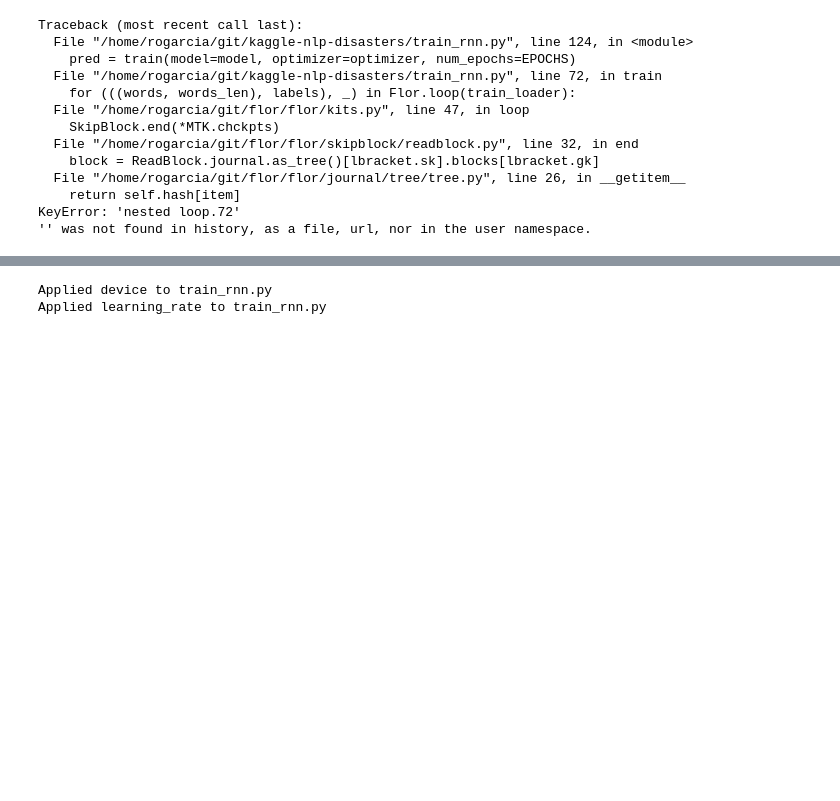
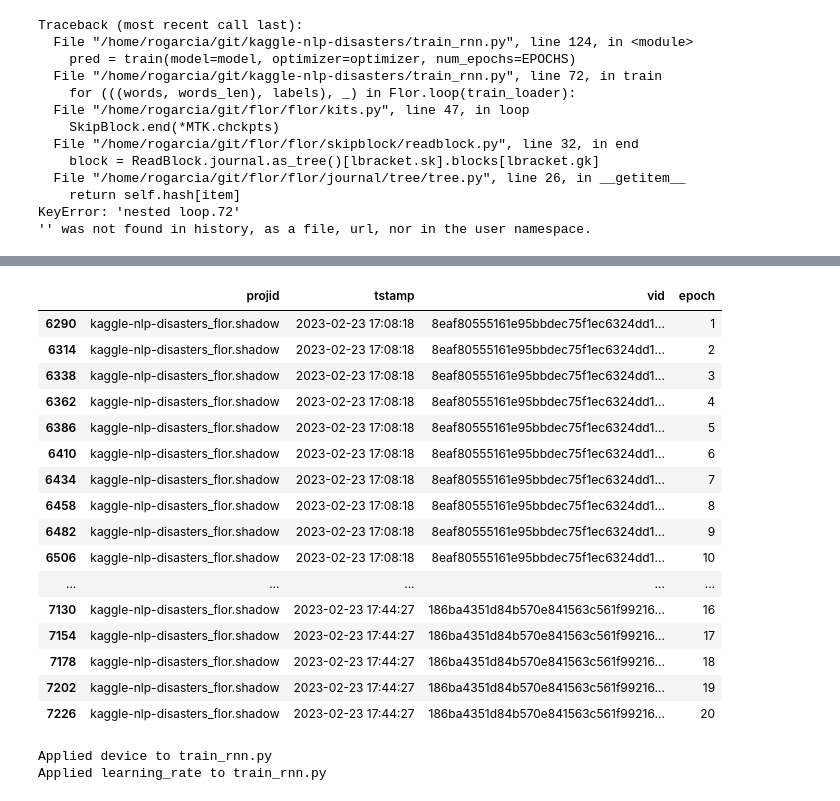
Before and after one commit to ucbrise/kaggle-nlp-disasters, a Jupyter notebook: lab_notebook.ipynb, the cells around one changed output, grey strips where cells are left out. Saved outputs shown, nothing was run; the diff lists cells and outputs as text; code cells hidden in the pictures; blank space fills up the shorter version.

```diff
--- a/lab_notebook.ipynb
+++ b/lab_notebook.ipynb
@@ -73,3 +88,23 @@ flor.full_pivot()
+# %%
+full_pivot[full_pivot['learning_rate'].isna()][['projid', 'tstamp', 'vid', 'epoch']].drop_duplicates()
+# %% [output]
+|  | projid | tstamp | vid | epoch |
+| 6290 | kaggle-nlp-disasters_flor.shadow | 2023-02-23 17:08:18 | 8eaf80555161e95bbdec75f1ec6324dd1... | 1 |
+| 6314 | kaggle-nlp-disasters_flor.shadow | 2023-02-23 17:08:18 | 8eaf80555161e95bbdec75f1ec6324dd1... | 2 |
+| 6338 | kaggle-nlp-disasters_flor.shadow | 2023-02-23 17:08:18 | 8eaf80555161e95bbdec75f1ec6324dd1... | 3 |
+| 6362 | kaggle-nlp-disasters_flor.shadow | 2023-02-23 17:08:18 | 8eaf80555161e95bbdec75f1ec6324dd1... | 4 |
+| 6386 | kaggle-nlp-disasters_flor.shadow | 2023-02-23 17:08:18 | 8eaf80555161e95bbdec75f1ec6324dd1... | 5 |
+| 6410 | kaggle-nlp-disasters_flor.shadow | 2023-02-23 17:08:18 | 8eaf80555161e95bbdec75f1ec6324dd1... | 6 |
+| 6434 | kaggle-nlp-disasters_flor.shadow | 2023-02-23 17:08:18 | 8eaf80555161e95bbdec75f1ec6324dd1... | 7 |
+| 6458 | kaggle-nlp-disasters_flor.shadow | 2023-02-23 17:08:18 | 8eaf80555161e95bbdec75f1ec6324dd1... | 8 |
+| 6482 | kaggle-nlp-disasters_flor.shadow | 2023-02-23 17:08:18 | 8eaf80555161e95bbdec75f1ec6324dd1... | 9 |
+| 6506 | kaggle-nlp-disasters_flor.shadow | 2023-02-23 17:08:18 | 8eaf80555161e95bbdec75f1ec6324dd1... | 10 |
+| ... | ... | ... | ... | ... |
+| 7130 | kaggle-nlp-disasters_flor.shadow | 2023-02-23 17:44:27 | 186ba4351d84b570e841563c561f99216... | 16 |
+| 7154 | kaggle-nlp-disasters_flor.shadow | 2023-02-23 17:44:27 | 186ba4351d84b570e841563c561f99216... | 17 |
+| 7178 | kaggle-nlp-disasters_flor.shadow | 2023-02-23 17:44:27 | 186ba4351d84b570e841563c561f99216... | 18 |
+| 7202 | kaggle-nlp-disasters_flor.shadow | 2023-02-23 17:44:27 | 186ba4351d84b570e841563c561f99216... | 19 |
+| 7226 | kaggle-nlp-disasters_flor.shadow | 2023-02-23 17:44:27 | 186ba4351d84b570e841563c561f99216... | 20 |
 # %%
 df = flor.apply(['device', 'learning_rate'], 'train_rnn.py')
 # %% [output]
```
Also changed, not shown: parts of 6 cells of this notebook.
